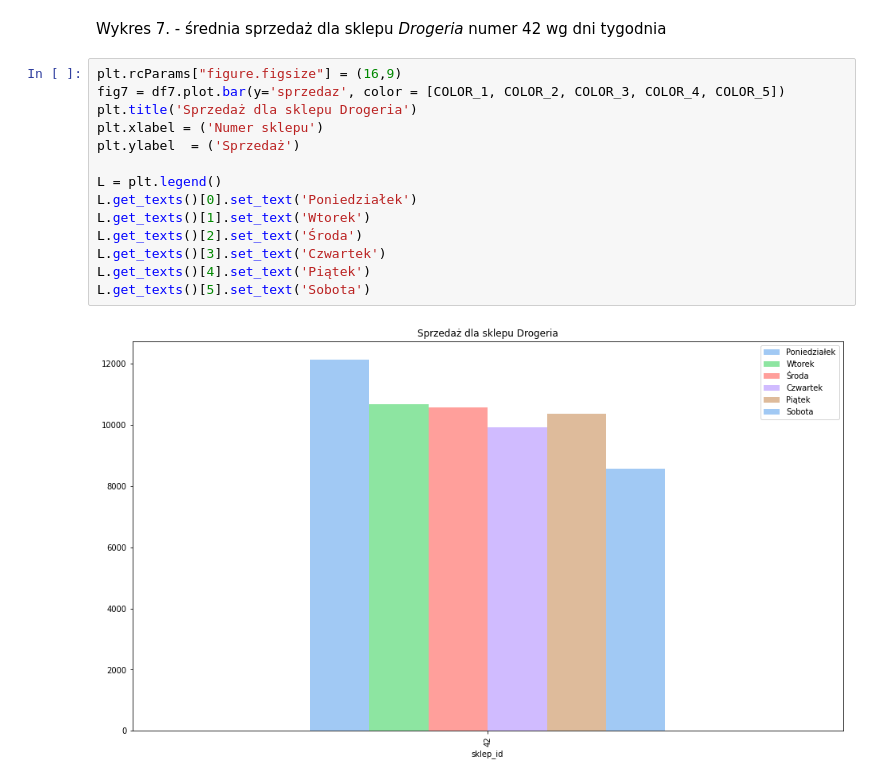
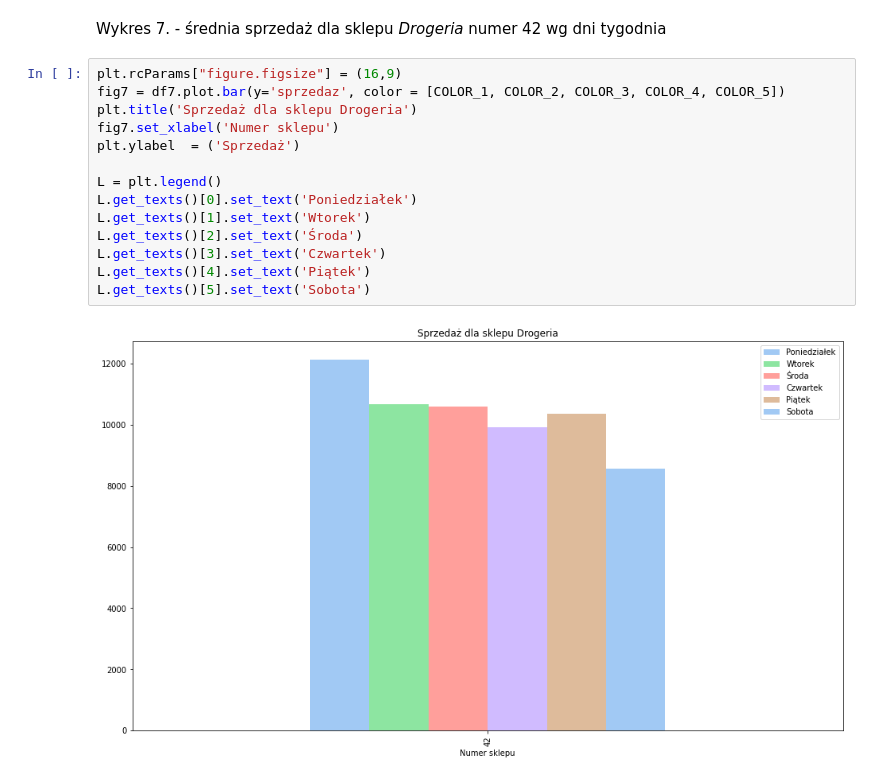
Before and after one commit to justynamatejkowska/wizualizacja_py, a Jupyter notebook: Wizualizacja_py_Matejkowska_Lewandowska.ipynb, the cells around one changed output. Drawn from its saved outputs; the diff is of its cells as text.

```diff
--- a/Wizualizacja_py_Matejkowska_Lewandowska.ipynb
+++ b/Wizualizacja_py_Matejkowska_Lewandowska.ipynb
@@ -262,16 +261,16 @@ Wykres 7. - średnia sprzedaż dla sklepu *Drogeria* numer 42 wg dni tygodnia
 # %%
 plt.rcParams["figure.figsize"] = (16,9)
 fig7 = df7.plot.bar(y='sprzedaz', color = [COLOR_1, COLOR_2, COLOR_3, COLOR_4, COLOR_5])
 plt.title('Sprzedaż dla sklepu Drogeria')
-plt.xlabel = ('Numer sklepu')
+fig7.set_xlabel('Numer sklepu')
 plt.ylabel  = ('Sprzedaż')
 
 L = plt.legend()
 L.get_texts()[0].set_text('Poniedziałek')
 L.get_texts()[1].set_text('Wtorek')
 L.get_texts()[2].set_text('Środa')
 L.get_texts()[3].set_text('Czwartek')
 L.get_texts()[4].set_text('Piątek')
 L.get_texts()[5].set_text('Sobota')
 # %% [output]
-[figure, old version]
+[figure, new version]
```
Also changed, not shown: parts of 3 cells of this notebook.
